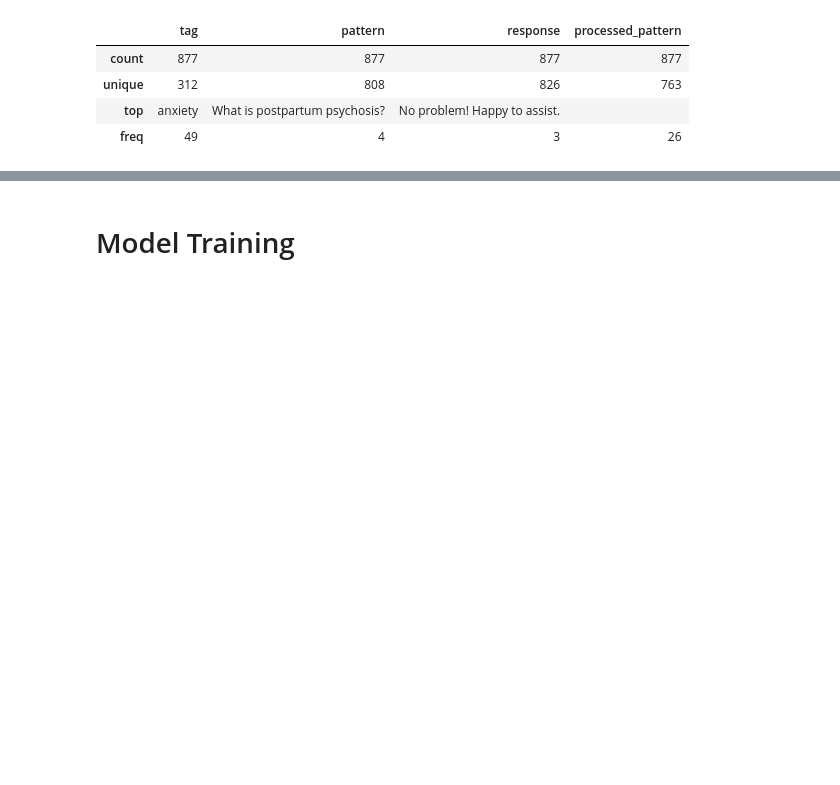
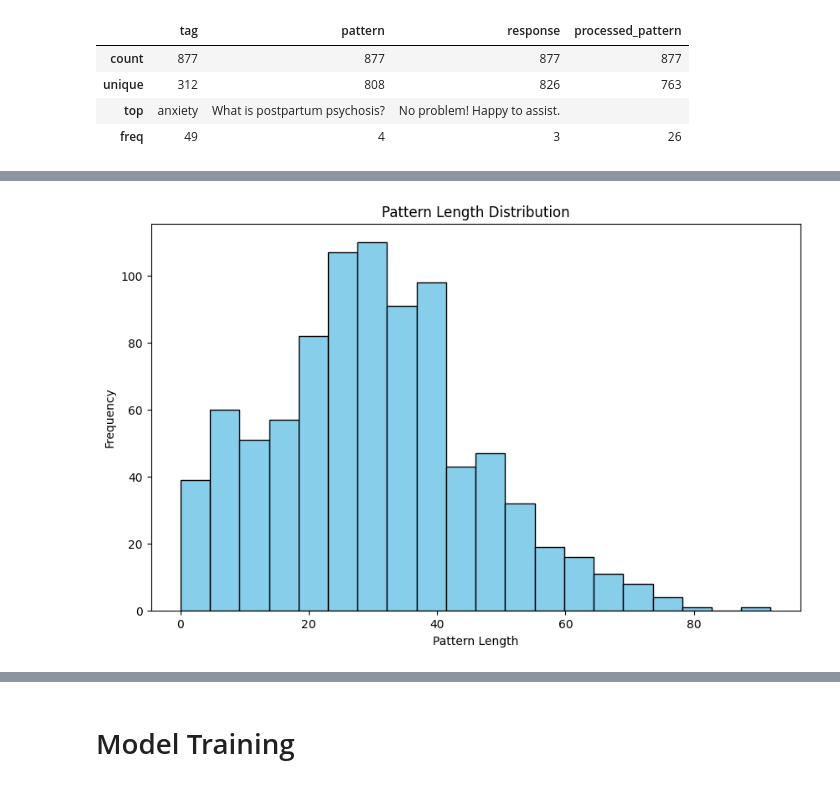
Before and after one commit to SabjitSingh/Mental_HealthCare_Chatbot, a Jupyter notebook: final_model.ipynb, the cells around one changed output, grey strips where cells are left out. Saved outputs shown, nothing was run; the diff lists cells and outputs as text; code cells hidden in the pictures; blank space fills up the shorter version.

```diff
--- a/final_model.ipynb
+++ b/final_model.ipynb
@@ -127,3 +132,7 @@ df.describe()
 | unique | 312 | 808 | 826 | 763 |
 | top | anxiety | What is postpartum psychosis? | No problem! Happy to assist. |  |
 | freq | 49 | 4 | 3 | 26 |
+# %%
+# Pattern Analysis
+patterns = df['processed_pattern']
+print("Number of unique patterns:", len(patterns.unique()))
@@ -129,0 +155,10 @@ df.describe()
+# %%
+# Data Visualization
+plt.figure(figsize=(10, 6))
+plt.hist(patterns.apply(len), bins=20, color='skyblue', edgecolor='black')
+plt.title('Pattern Length Distribution')
+plt.xlabel('Pattern Length')
+plt.ylabel('Frequency')
+plt.show()
+# %% [output]
+[figure, added]
```
Also changed, not shown: parts of 20 cells of this notebook.
